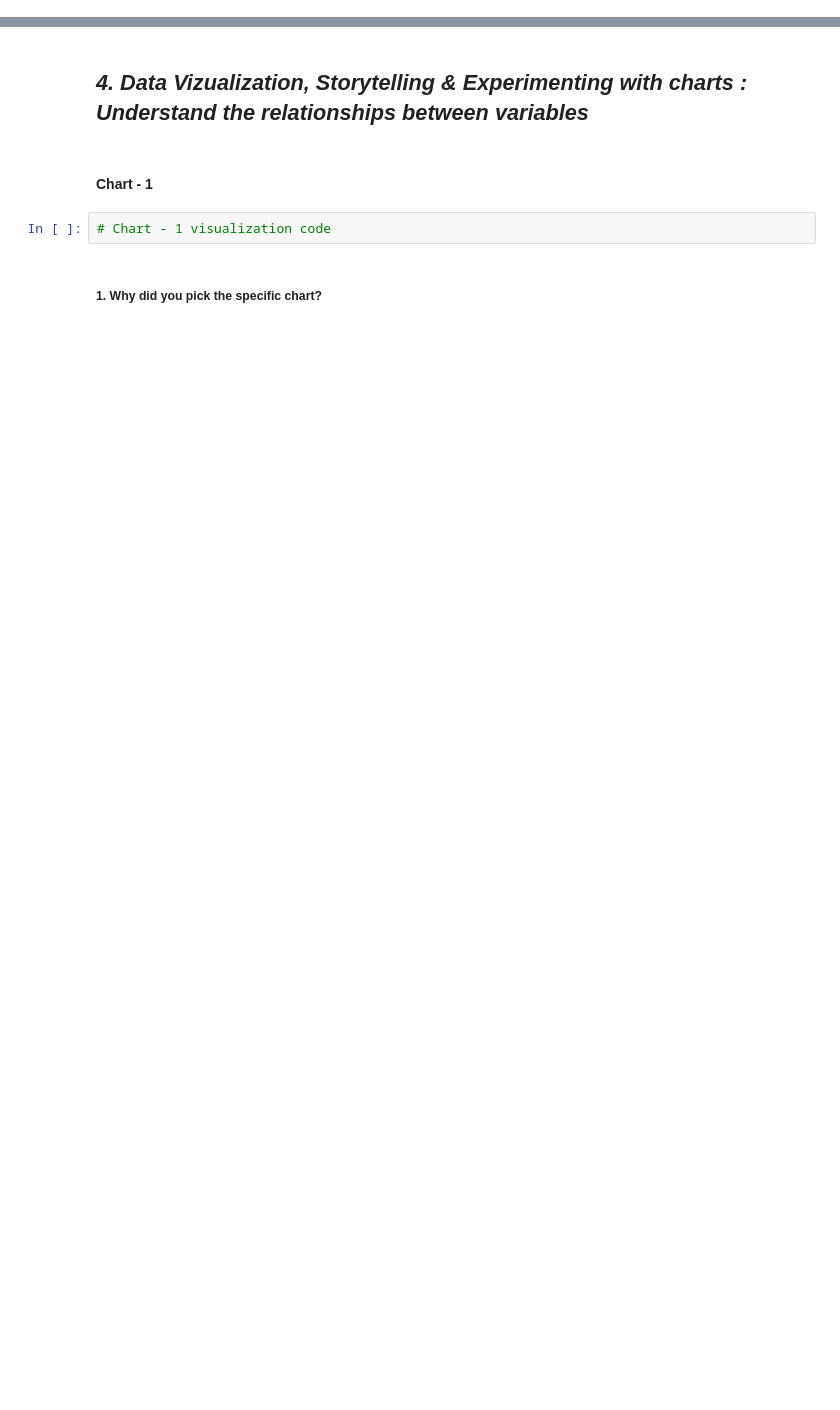
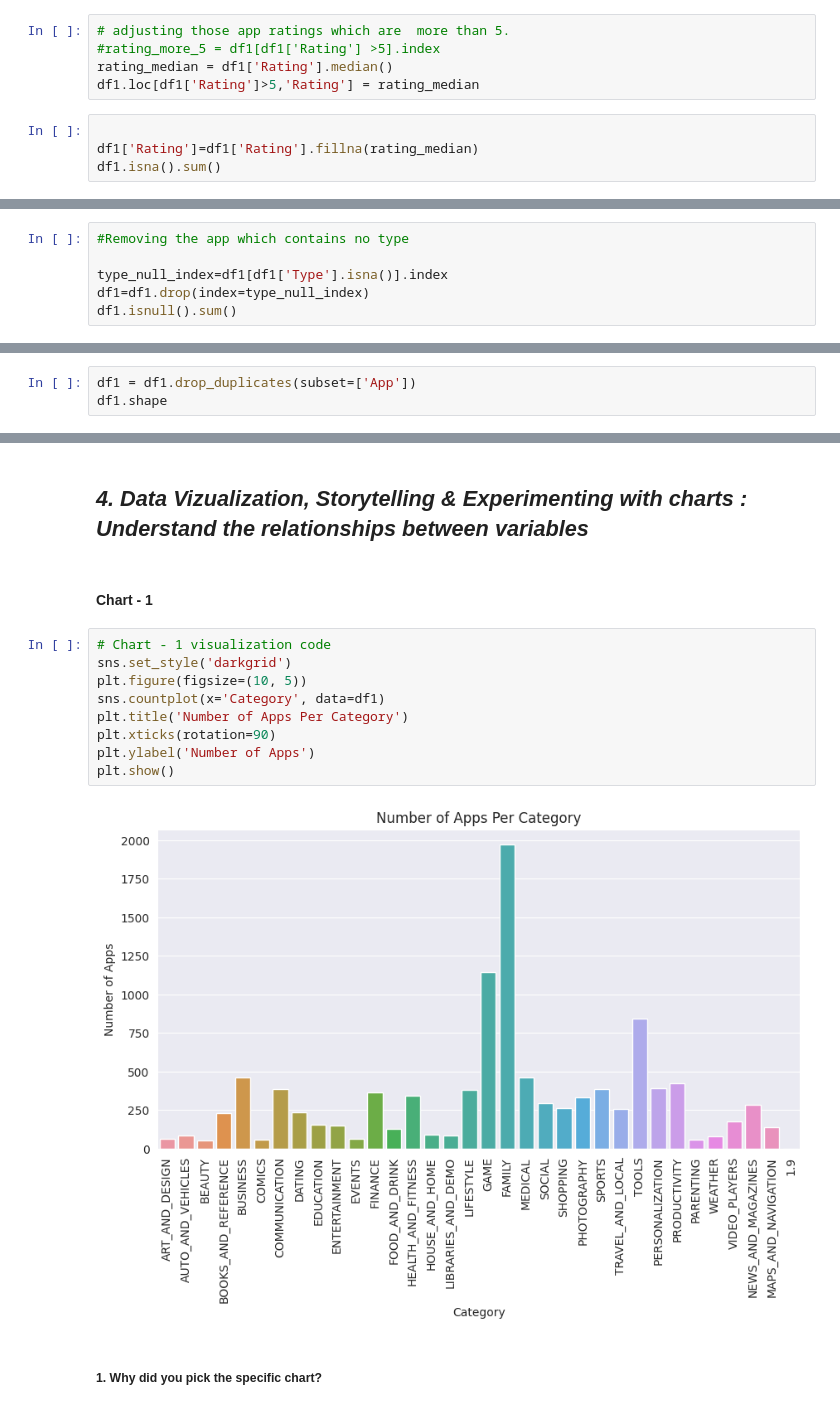
Before and after one commit to sharath199324/almabetter_projects, a Jupyter notebook: Alamabetter_Play_Store_App_Review_Analysis.ipynb, the cells around one changed output, grey strips where cells are left out. Cells and saved outputs as stored; diff of their text form; blank space fills up the shorter version.

```diff
--- a/Alamabetter_Play_Store_App_Review_Analysis.ipynb
+++ b/Alamabetter_Play_Store_App_Review_Analysis.ipynb
@@ -129,0 +357,9 @@ Answer Here
+# %%
+# adjusting those app ratings which are  more than 5.
+#rating_more_5 = df1[df1['Rating'] >5].index
+rating_median = df1['Rating'].median()
+df1.loc[df1['Rating']>5,'Rating'] = rating_median
+# %%
+
+df1['Rating']=df1['Rating'].fillna(rating_median)
+df1.isna().sum()
@@ -129,0 +382,6 @@ Answer Here
+# %%
+#Removing the app which contains no type
+
+type_null_index=df1[df1['Type'].isna()].index
+df1=df1.drop(index=type_null_index)
+df1.isnull().sum()
@@ -129,0 +404,3 @@ Answer Here
+# %%
+df1 = df1.drop_duplicates(subset=['App'])
+df1.shape
@@ -135,7 +420,16 @@ Answer Here.
 ## ***4. Data Vizualization, Storytelling & Experimenting with charts : Understand the relationships between variables***
 # %% [markdown]
 #### Chart - 1
-# %%
-# Chart - 1 visualization code
+# %%
+# Chart - 1 visualization code
+sns.set_style('darkgrid')
+plt.figure(figsize=(10, 5))
+sns.countplot(x='Category', data=df1)
+plt.title('Number of Apps Per Category')
+plt.xticks(rotation=90)
+plt.ylabel('Number of Apps')
+plt.show()
+# %% [output]
+[figure, added]
 # %% [markdown]
 ##### 1. Why did you pick the specific chart?
```
Also changed, not shown: parts of 166 cells of this notebook.
